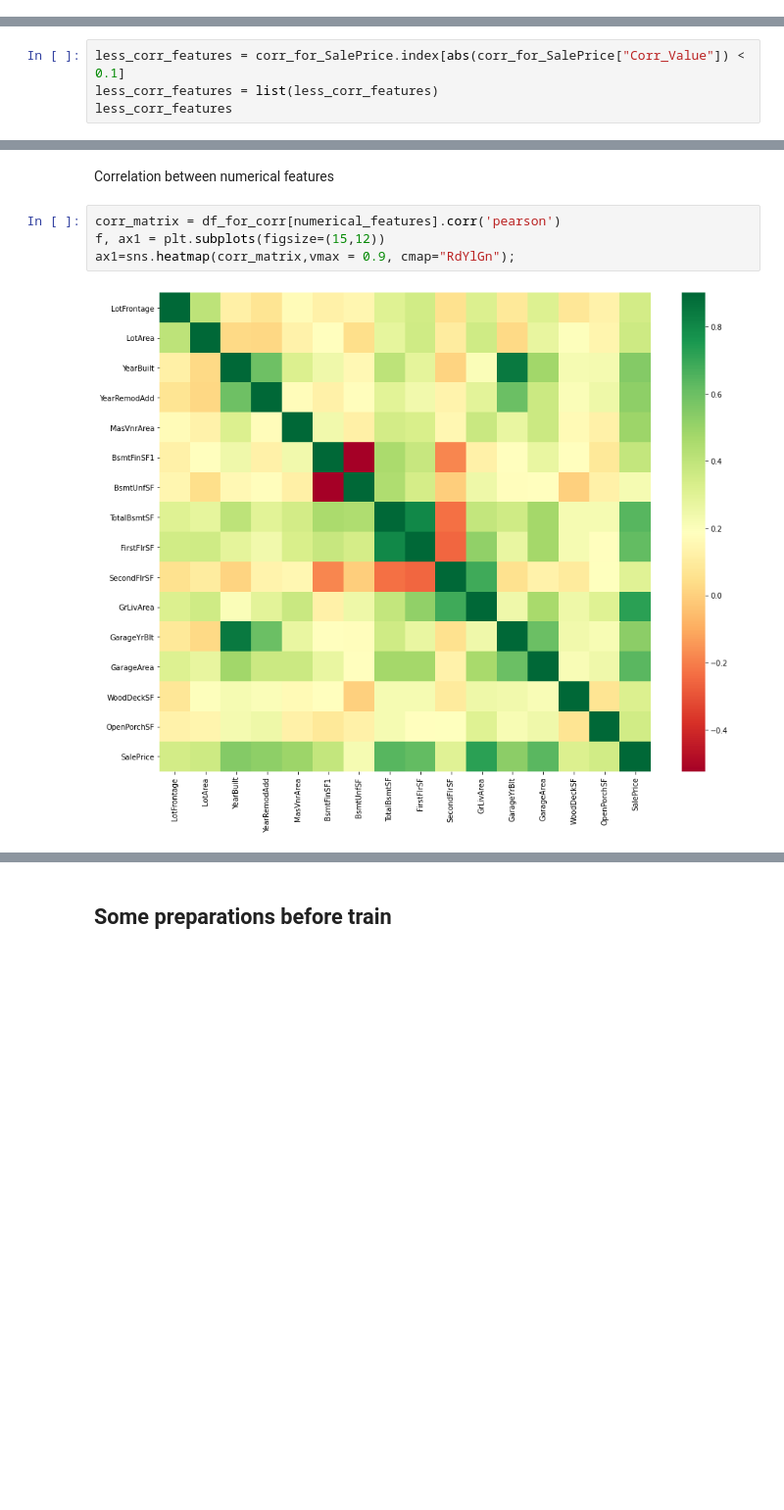
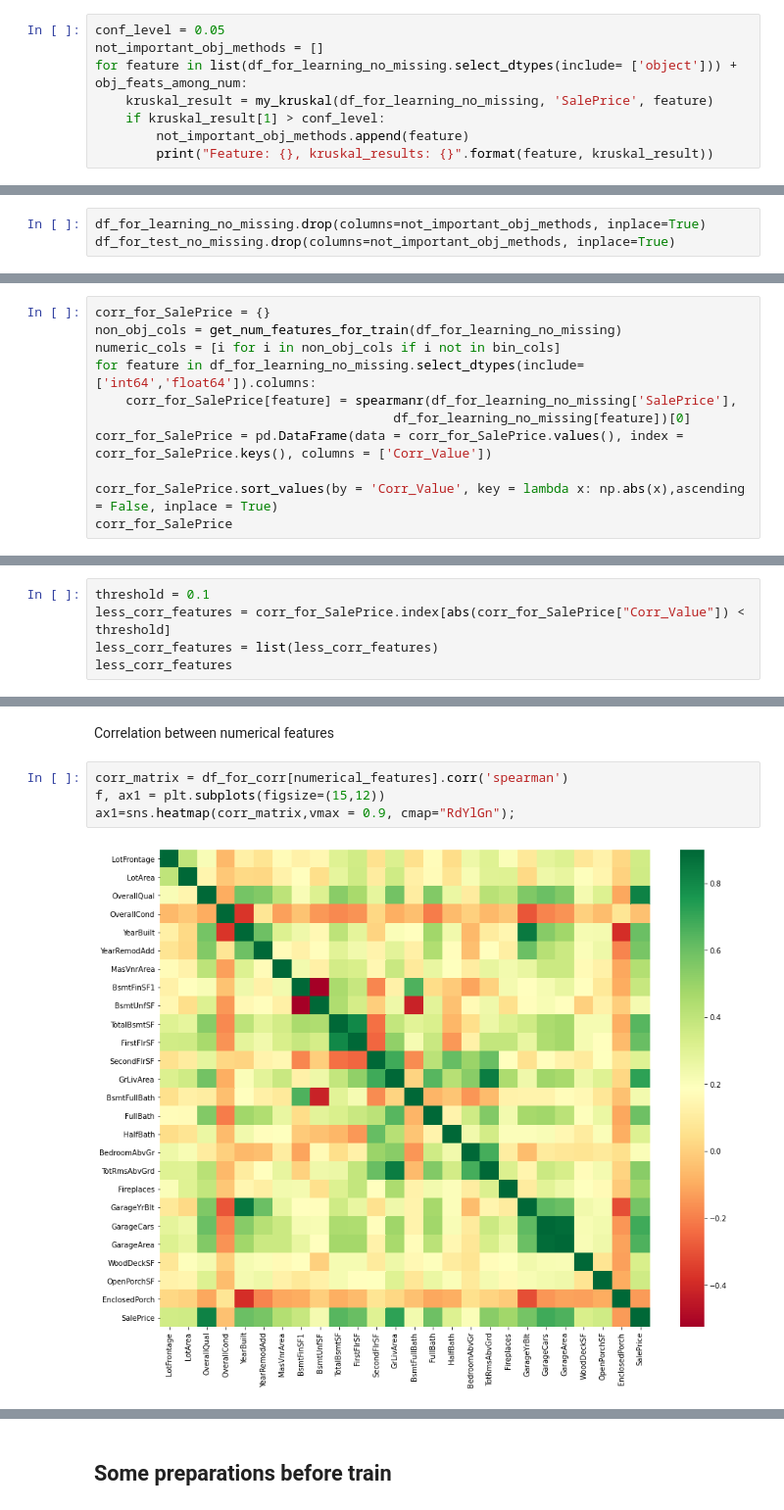
Before and after one commit to Ilshat-Akhmetov/House_Prices_Kaggle_Competition, a Jupyter notebook: House_Prices_Kaggle_Competition.ipynb, the cells around one changed output, grey strips where cells are left out. Shown at 98% size. Cells and saved outputs as stored; diff of their text form; blank space fills up the shorter version.

```diff
--- a/House_Prices_Kaggle_Competition.ipynb
+++ b/House_Prices_Kaggle_Competition.ipynb
@@ -394,0 +429,8 @@ corr_for_SalePrice
+# %%
+conf_level = 0.05
+not_important_obj_methods = []
+for feature in list(df_for_learning_no_missing.select_dtypes(include= ['object'])) + obj_feats_among_num:
+    kruskal_result = my_kruskal(df_for_learning_no_missing, 'SalePrice', feature)
+    if kruskal_result[1] > conf_level:
+        not_important_obj_methods.append(feature)
+        print("Feature: {}, kruskal_results: {}".format(feature, kruskal_result))
@@ -394,0 +442,3 @@ corr_for_SalePrice
+# %%
+df_for_learning_no_missing.drop(columns=not_important_obj_methods, inplace=True)
+df_for_test_no_missing.drop(columns=not_important_obj_methods, inplace=True)
@@ -394,0 +458,11 @@ corr_for_SalePrice
+# %%
+corr_for_SalePrice = {}
+non_obj_cols = get_num_features_for_train(df_for_learning_no_missing)
+numeric_cols = [i for i in non_obj_cols if i not in bin_cols]
+for feature in df_for_learning_no_missing.select_dtypes(include=['int64','float64']).columns:
+    corr_for_SalePrice[feature] = spearmanr(df_for_learning_no_missing['SalePrice'],
+                                       df_for_learning_no_missing[feature])[0]
+corr_for_SalePrice = pd.DataFrame(data = corr_for_SalePrice.values(), index = corr_for_SalePrice.keys(), columns = ['Corr_Value'])
+
+corr_for_SalePrice.sort_values(by = 'Corr_Value', key = lambda x: np.abs(x),ascending = False, inplace = True)
+corr_for_SalePrice
@@ -395,5 +487,6 @@ corr_for_SalePrice
 # %%
-less_corr_features = corr_for_SalePrice.index[abs(corr_for_SalePrice["Corr_Value"]) < 0.1]
+threshold = 0.1
+less_corr_features = corr_for_SalePrice.index[abs(corr_for_SalePrice["Corr_Value"]) < threshold]
 less_corr_features = list(less_corr_features)
 less_corr_features
 # %% [output]
@@ -435,11 +534,11 @@ ax1=sns.heatmap(corr_matrix,vmax = 0.9, annot = True);
 # %% [markdown]
 Correlation between numerical features
 # %%
-corr_matrix = df_for_corr[numerical_features].corr('pearson')
+corr_matrix = df_for_corr[numerical_features].corr('spearman')
 f, ax1 = plt.subplots(figsize=(15,12))
 ax1=sns.heatmap(corr_matrix,vmax = 0.9, cmap="RdYlGn");
 # %% [output]
-[figure, old version]
+[figure, new version]
 # %%
 sns.scatterplot(data = df_for_learning_no_missing, x = 'GarageCars', y = 'GarageArea', hue = 'SalePrice')
 # %% [output]
```
Also changed, not shown: parts of 60 cells of this notebook.
